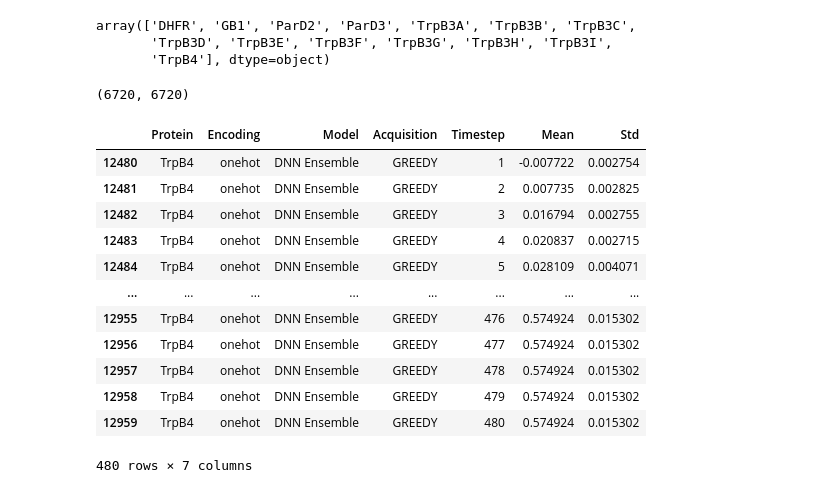
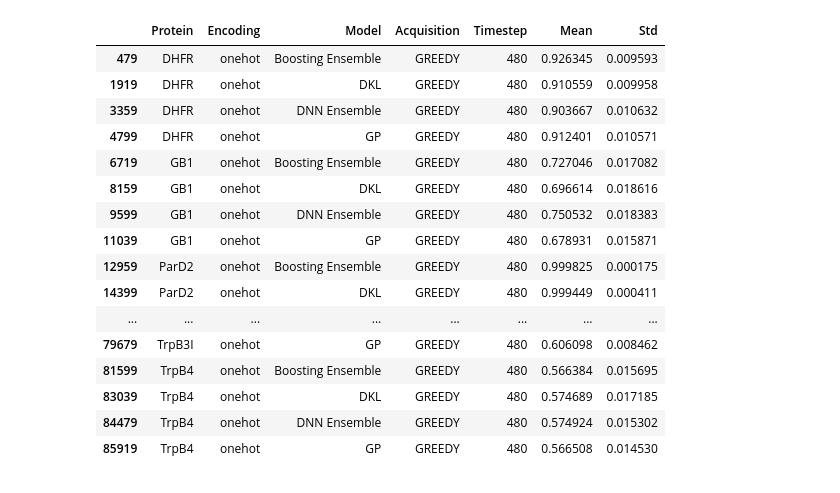
Before and after one commit to fhalab/alde4ssmula, a Jupyter notebook: analysis/tabulate_results.ipynb, the cells around one changed output. Saved outputs shown, nothing was run; the diff lists cells and outputs as text; code cells hidden in the pictures.

```diff
--- a/analysis/tabulate_results.ipynb
+++ b/analysis/tabulate_results.ipynb
@@ -276,26 +197,22 @@ df
-# %%
-df[df["Encoding"] == "Random"].Protein.unique()
-# %% [output]
-array(['DHFR', 'GB1', 'ParD2', 'ParD3', 'TrpB3A', 'TrpB3B', 'TrpB3C',
-       'TrpB3D', 'TrpB3E', 'TrpB3F', 'TrpB3G', 'TrpB3H', 'TrpB3I',
-       'TrpB4'], dtype=object)
-# %%
-len(df[df["Encoding"] == "Random"]), len(df[df["Encoding"] == "onehot"])
-# %% [output]
-(6720, 6720)
+# %%
+df = pd.read_csv("/disk2/fli/alde4ssmula/results/all_384+96/all_results.csv")
 # %%
-df[(df["Encoding"] == "onehot") & (df["Protein"] == "TrpB4")]
+df[(df["Encoding"]=="onehot") & (df["Acquisition"] == "GREEDY") & (df["Timestep"] == 480)]
 # %% [output]
 |  | Protein | Encoding | Model | Acquisition | Timestep | Mean | Std |
-| 12480 | TrpB4 | onehot | DNN Ensemble | GREEDY | 1 | -0.007722 | 0.002754 |
-| 12481 | TrpB4 | onehot | DNN Ensemble | GREEDY | 2 | 0.007735 | 0.002825 |
-| 12482 | TrpB4 | onehot | DNN Ensemble | GREEDY | 3 | 0.016794 | 0.002755 |
-| 12483 | TrpB4 | onehot | DNN Ensemble | GREEDY | 4 | 0.020837 | 0.002715 |
-| 12484 | TrpB4 | onehot | DNN Ensemble | GREEDY | 5 | 0.028109 | 0.004071 |
+| 479 | DHFR | onehot | Boosting Ensemble | GREEDY | 480 | 0.926345 | 0.009593 |
+| 1919 | DHFR | onehot | DKL | GREEDY | 480 | 0.910559 | 0.009958 |
+| 3359 | DHFR | onehot | DNN Ensemble | GREEDY | 480 | 0.903667 | 0.010632 |
+| 4799 | DHFR | onehot | GP | GREEDY | 480 | 0.912401 | 0.010571 |
+| 6719 | GB1 | onehot | Boosting Ensemble | GREEDY | 480 | 0.727046 | 0.017082 |
+| 8159 | GB1 | onehot | DKL | GREEDY | 480 | 0.696614 | 0.018616 |
+| 9599 | GB1 | onehot | DNN Ensemble | GREEDY | 480 | 0.750532 | 0.018383 |
+| 11039 | GB1 | onehot | GP | GREEDY | 480 | 0.678931 | 0.015871 |
+| 12959 | ParD2 | onehot | Boosting Ensemble | GREEDY | 480 | 0.999825 | 0.000175 |
+| 14399 | ParD2 | onehot | DKL | GREEDY | 480 | 0.999449 | 0.000411 |
 | ... | ... | ... | ... | ... | ... | ... | ... |
-| 12955 | TrpB4 | onehot | DNN Ensemble | GREEDY | 476 | 0.574924 | 0.015302 |
-| 12956 | TrpB4 | onehot | DNN Ensemble | GREEDY | 477 | 0.574924 | 0.015302 |
-| 12957 | TrpB4 | onehot | DNN Ensemble | GREEDY | 478 | 0.574924 | 0.015302 |
-| 12958 | TrpB4 | onehot | DNN Ensemble | GREEDY | 479 | 0.574924 | 0.015302 |
-| 12959 | TrpB4 | onehot | DNN Ensemble | GREEDY | 480 | 0.574924 | 0.015302 |
+| 79679 | TrpB3I | onehot | GP | GREEDY | 480 | 0.606098 | 0.008462 |
+| 81599 | TrpB4 | onehot | Boosting Ensemble | GREEDY | 480 | 0.566384 | 0.015695 |
+| 83039 | TrpB4 | onehot | DKL | GREEDY | 480 | 0.574689 | 0.017185 |
+| 84479 | TrpB4 | onehot | DNN Ensemble | GREEDY | 480 | 0.574924 | 0.015302 |
+| 85919 | TrpB4 | onehot | GP | GREEDY | 480 | 0.566508 | 0.014530 |
-480 rows × 7 columns
```
Also changed, not shown: parts of 16 cells of this notebook, 12 other files.
